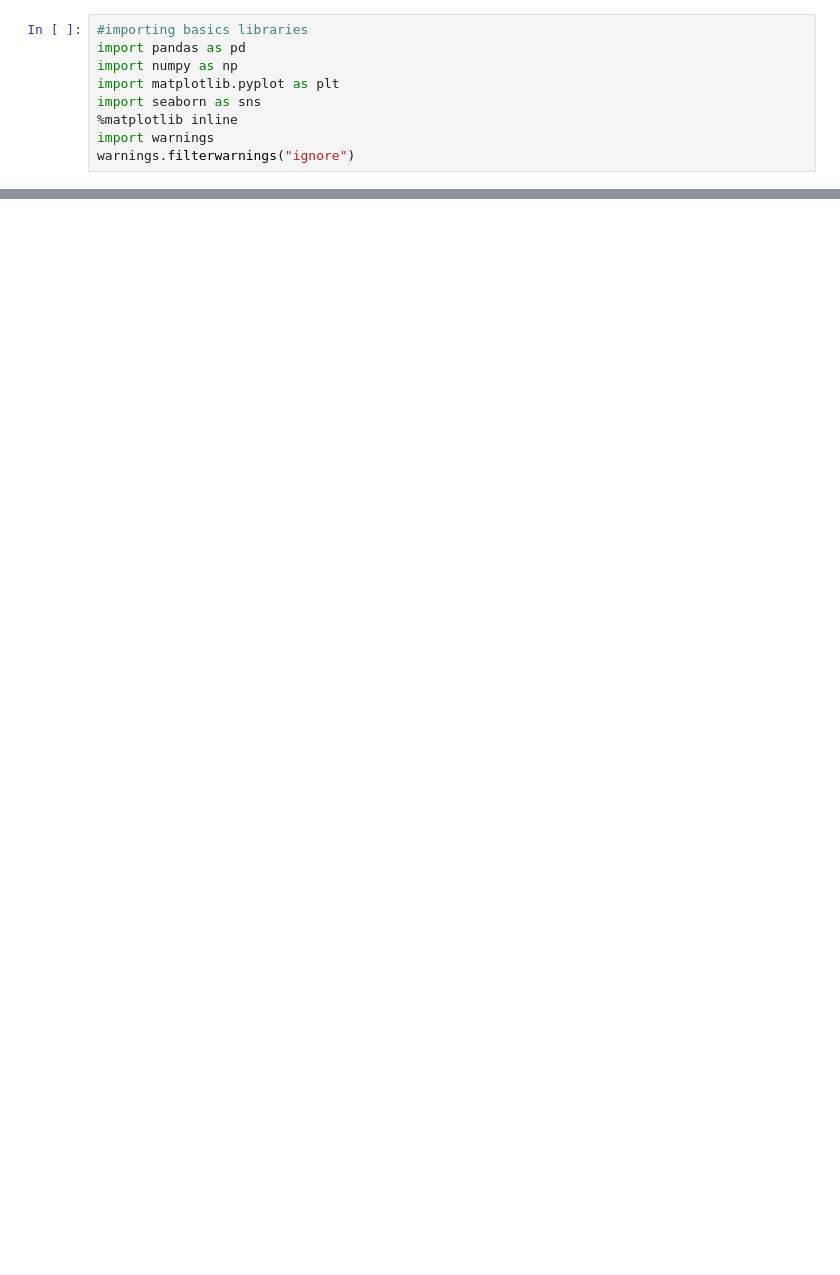
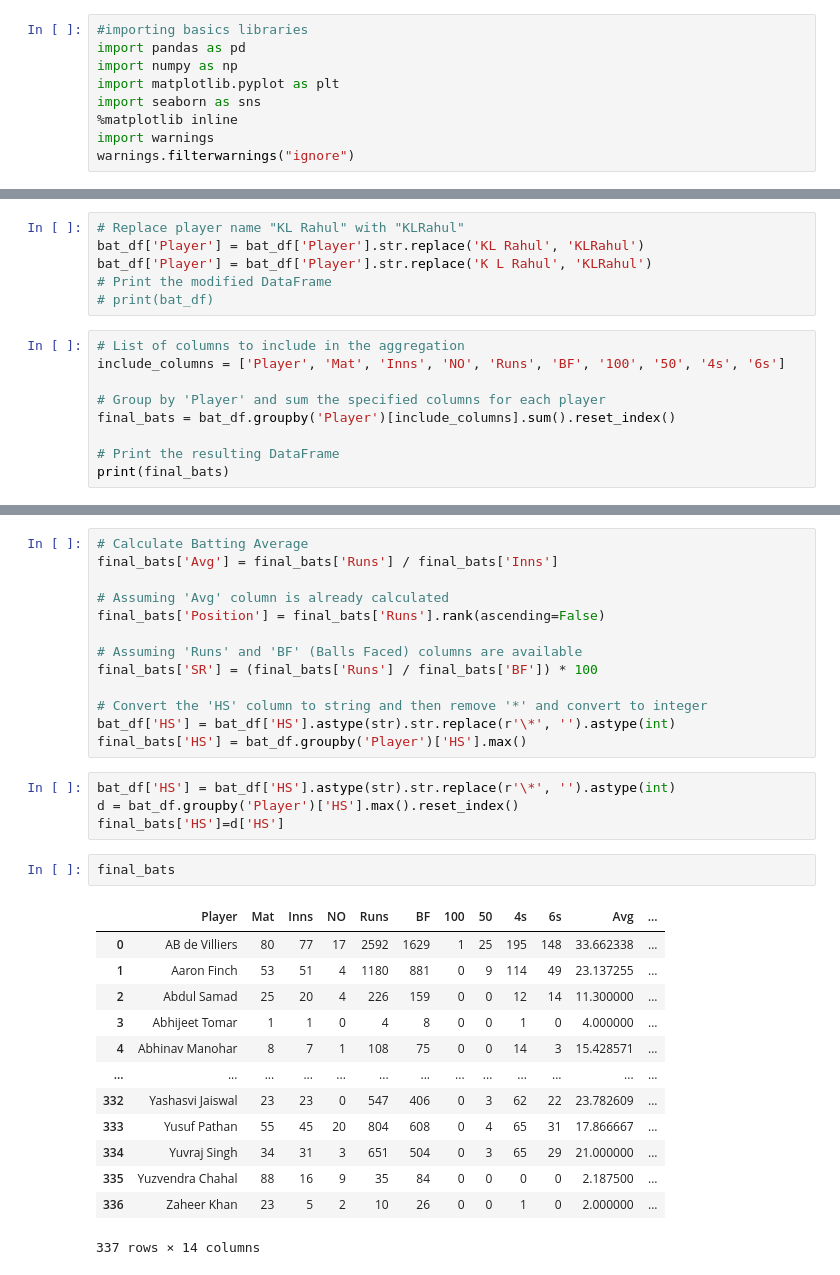
Before and after one commit to Shyam165/Summer-Internship, a Jupyter notebook: Ipl_team_selection/IPL Team Selection.ipynb, the cells around one changed output, grey strips where cells are left out. Saved outputs shown, nothing was run; the diff lists cells and outputs as text; blank space fills up the shorter version.

```diff
--- a/Ipl_team_selection/IPL Team Selection.ipynb
+++ b/Ipl_team_selection/IPL Team Selection.ipynb
@@ -166,0 +137,15 @@ df5.shape
+# %%
+# Replace player name "KL Rahul" with "KLRahul"
+bat_df['Player'] = bat_df['Player'].str.replace('KL Rahul', 'KLRahul')
+bat_df['Player'] = bat_df['Player'].str.replace('K L Rahul', 'KLRahul')
+# Print the modified DataFrame
+# print(bat_df)
+# %%
+# List of columns to include in the aggregation
+include_columns = ['Player', 'Mat', 'Inns', 'NO', 'Runs', 'BF', '100', '50', '4s', '6s']
+
+# Group by 'Player' and sum the specified columns for each player
+final_bats = bat_df.groupby('Player')[include_columns].sum().reset_index()
+
+# Print the resulting DataFrame
+print(final_bats)
@@ -166,0 +176,33 @@ df5.shape
+# %%
+# Calculate Batting Average
+final_bats['Avg'] = final_bats['Runs'] / final_bats['Inns']
+
+# Assuming 'Avg' column is already calculated
+final_bats['Position'] = final_bats['Runs'].rank(ascending=False)
+
+# Assuming 'Runs' and 'BF' (Balls Faced) columns are available
+final_bats['SR'] = (final_bats['Runs'] / final_bats['BF']) * 100
+
+# Convert the 'HS' column to string and then remove '*' and convert to integer
+bat_df['HS'] = bat_df['HS'].astype(str).str.replace(r'\*', '').astype(int)
+final_bats['HS'] = bat_df.groupby('Player')['HS'].max()
+# %%
+bat_df['HS'] = bat_df['HS'].astype(str).str.replace(r'\*', '').astype(int)
+d = bat_df.groupby('Player')['HS'].max().reset_index()
+final_bats['HS']=d['HS']
+# %%
+final_bats
+# %% [output]
+|  | Player | Mat | Inns | NO | Runs | BF | 100 | 50 | 4s | 6s | Avg | ... |
+| 0 | AB de Villiers | 80 | 77 | 17 | 2592 | 1629 | 1 | 25 | 195 | 148 | 33.662338 | ... |
+| 1 | Aaron Finch | 53 | 51 | 4 | 1180 | 881 | 0 | 9 | 114 | 49 | 23.137255 | ... |
+| 2 | Abdul Samad | 25 | 20 | 4 | 226 | 159 | 0 | 0 | 12 | 14 | 11.300000 | ... |
+| 3 | Abhijeet Tomar | 1 | 1 | 0 | 4 | 8 | 0 | 0 | 1 | 0 | 4.000000 | ... |
+| 4 | Abhinav Manohar | 8 | 7 | 1 | 108 | 75 | 0 | 0 | 14 | 3 | 15.428571 | ... |
+| ... | ... | ... | ... | ... | ... | ... | ... | ... | ... | ... | ... | ... |
+| 332 | Yashasvi Jaiswal | 23 | 23 | 0 | 547 | 406 | 0 | 3 | 62 | 22 | 23.782609 | ... |
+| 333 | Yusuf Pathan | 55 | 45 | 20 | 804 | 608 | 0 | 4 | 65 | 31 | 17.866667 | ... |
+| 334 | Yuvraj Singh | 34 | 31 | 3 | 651 | 504 | 0 | 3 | 65 | 29 | 21.000000 | ... |
+| 335 | Yuzvendra Chahal | 88 | 16 | 9 | 35 | 84 | 0 | 0 | 0 | 0 | 2.187500 | ... |
+| 336 | Zaheer Khan | 23 | 5 | 2 | 10 | 26 | 0 | 0 | 1 | 0 | 2.000000 | ... |
+337 rows × 14 columns
```
Also changed, not shown: parts of 48 cells of this notebook, 17 other files.
